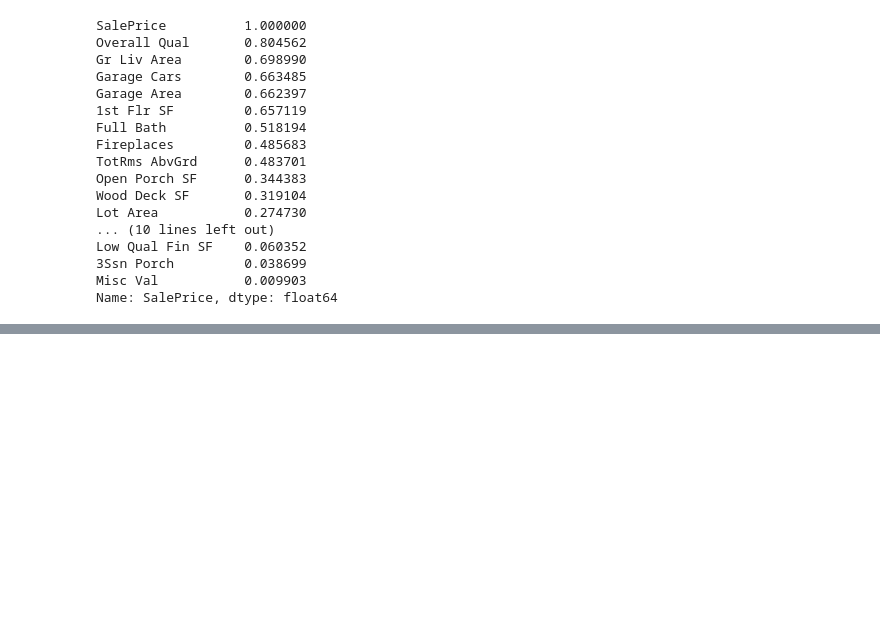
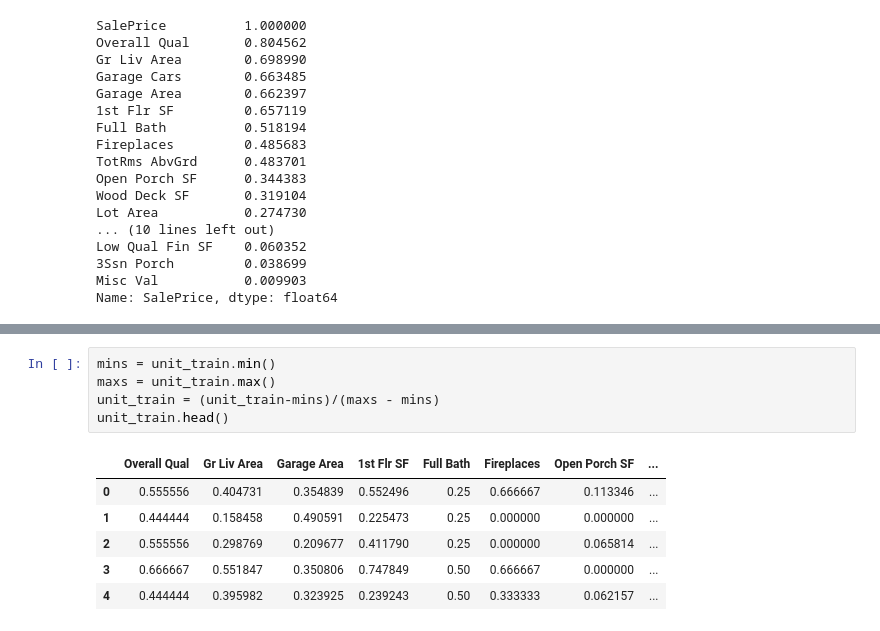
Before and after one commit to wdzarif/linear-regression-ML, a Jupyter notebook: PredictHousingPrices.ipynb, the cells around one changed output, grey strips where cells are left out. Cells and saved outputs as stored; diff of their text form; blank space fills up the shorter version.

```diff
--- a/PredictHousingPrices.ipynb
+++ b/PredictHousingPrices.ipynb
@@ -277,0 +348,12 @@ sns.heatmap(corrmat, annot=True, linewidths=.5, cmap="YlGnBu")
+# %%
+mins = unit_train.min()
+maxs = unit_train.max()
+unit_train = (unit_train-mins)/(maxs - mins)
+unit_train.head()
+# %% [output]
+|  | Overall Qual | Gr Liv Area | Garage Area | 1st Flr SF | Full Bath | Fireplaces | Open Porch SF | ... |
+| 0 | 0.555556 | 0.404731 | 0.354839 | 0.552496 | 0.25 | 0.666667 | 0.113346 | ... |
+| 1 | 0.444444 | 0.158458 | 0.490591 | 0.225473 | 0.25 | 0.000000 | 0.000000 | ... |
+| 2 | 0.555556 | 0.298769 | 0.209677 | 0.411790 | 0.25 | 0.000000 | 0.065814 | ... |
+| 3 | 0.666667 | 0.551847 | 0.350806 | 0.747849 | 0.50 | 0.666667 | 0.000000 | ... |
+| 4 | 0.444444 | 0.395982 | 0.323925 | 0.239243 | 0.50 | 0.333333 | 0.062157 | ... |
```
Also changed, not shown: parts of 10 cells of this notebook.
